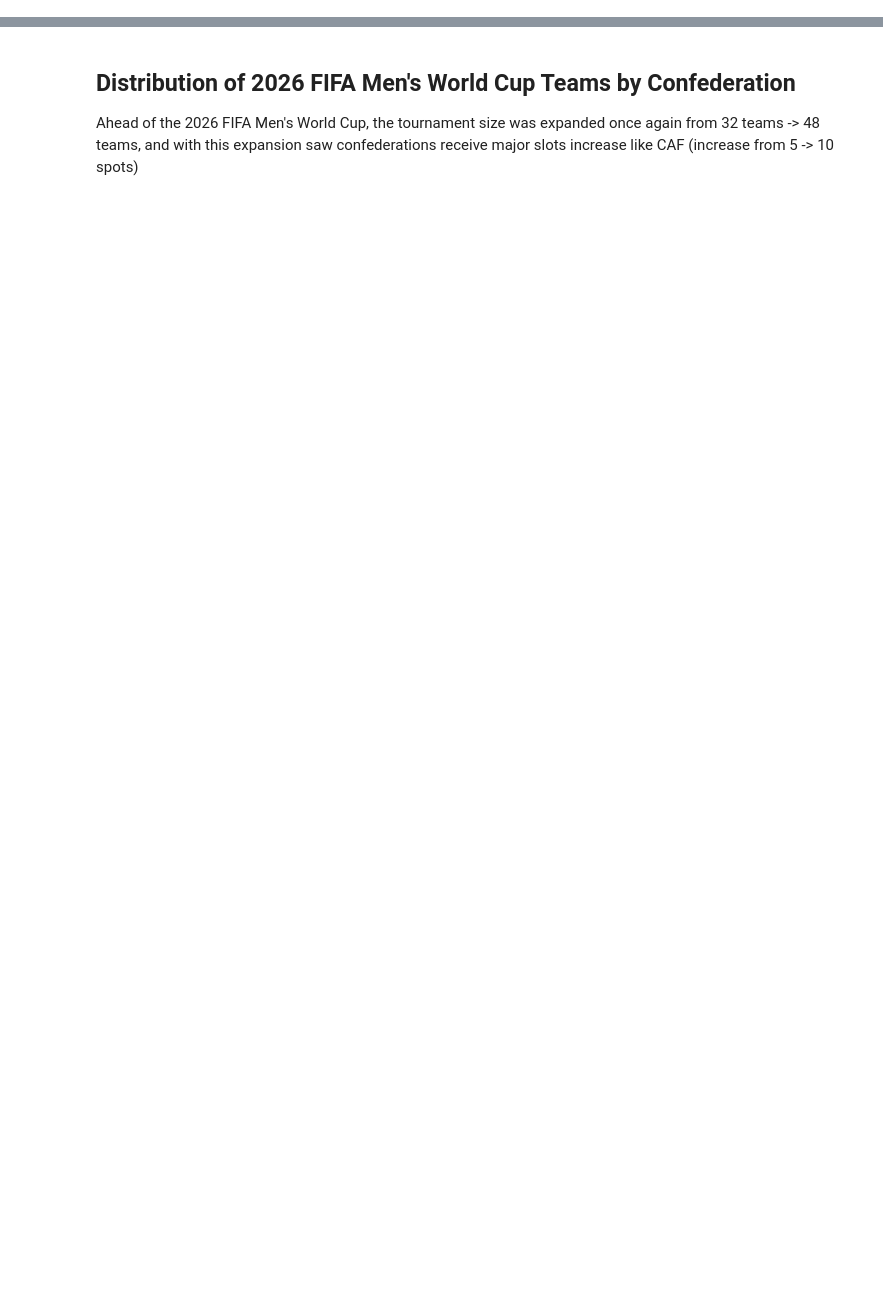
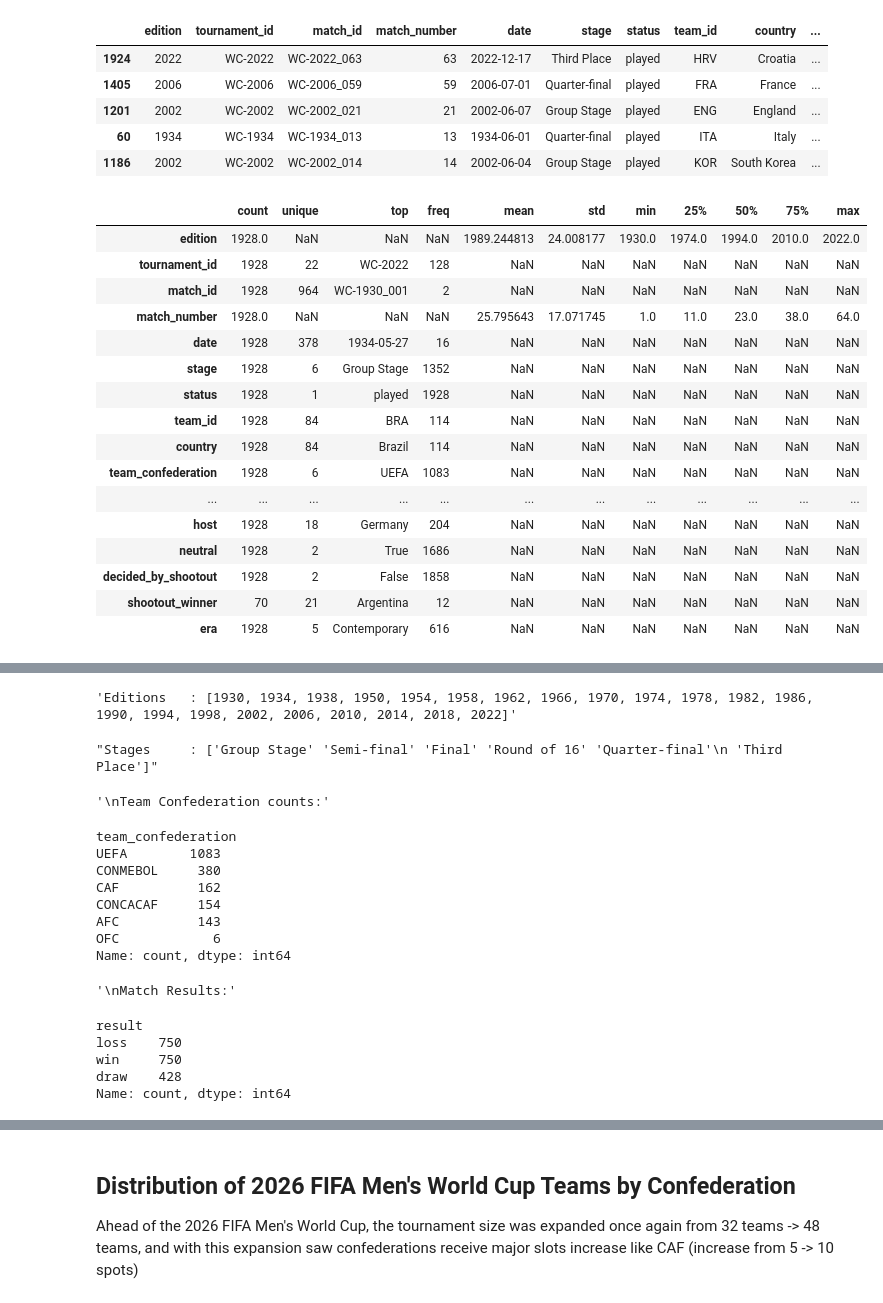
Before and after one commit to Ukandu20/world-cup, a Jupyter notebook: main.ipynb, the cells around one changed output, grey strips where cells are left out. Drawn from its saved outputs; the diff is of its cells as text; code cells hidden in the pictures; blank space fills up the shorter version.

```diff
--- a/main.ipynb
+++ b/main.ipynb
@@ -75,0 +220,63 @@ Index(['tournament_id', 'year', 'team_id', 'team', 'team_code',
+# %%
+# ============================================================
+# 3. RESULTS — Full EDA (Primary Dataset)
+# ============================================================
+
+display(results.sample(5))
+display(results.describe(include='all').T)
+
+# Date parsing
+results['date'] = pd.to_datetime(results['date'])
+display(f"\nDate range: {results['date'].min()} → {results['date'].max()}")
+
+# Editions covered
+display(f"Editions   : {sorted(results['edition'].unique())}")
+display(f"Stages     : {results['stage'].unique()}")
+
+# Confederation distribution
+display("\nTeam Confederation counts:")
+display(results['team_confederation'].value_counts())
+
+# Result distribution (W/L/D)
+display("\nMatch Results:")
+display(results['result'].value_counts())
+
+# Shootout matches
+display(f"\nDecided by shootout: {results['decided_by_shootout'].sum()}")
+
+# Score stats
+display("\nScore descriptive stats:")
+display(results[['team_score', 'opponent_score']].describe())
+
+# ELO stats
+display("\nELO descriptive stats:")
+display(results[['team_elo_start', 'opponent_elo_start',
+               'team_elo_delta']].describe())
+
+# Nulls to watch — shootout_winner will be null for non-shootout games
+display("\nNulls in shootout_winner:", results['shootout_winner'].isnull().sum())
+display("(Expected: all non-shootout matches)")
+# %% [output]
+|  | edition | tournament_id | match_id | match_number | date | stage | status | team_id | country | ... |
+| 1924 | 2022 | WC-2022 | WC-2022_063 | 63 | 2022-12-17 | Third Place | played | HRV | Croatia | ... |
+| 1405 | 2006 | WC-2006 | WC-2006_059 | 59 | 2006-07-01 | Quarter-final | played | FRA | France | ... |
+| 1201 | 2002 | WC-2002 | WC-2002_021 | 21 | 2002-06-07 | Group Stage | played | ENG | England | ... |
+| 60 | 1934 | WC-1934 | WC-1934_013 | 13 | 1934-06-01 | Quarter-final | played | ITA | Italy | ... |
+| 1186 | 2002 | WC-2002 | WC-2002_014 | 14 | 2002-06-04 | Group Stage | played | KOR | South Korea | ... |
+|  | count | unique | top | freq | mean | std | min | 25% | 50% | 75% | max |
+| edition | 1928.0 | NaN | NaN | NaN | 1989.244813 | 24.008177 | 1930.0 | 1974.0 | 1994.0 | 2010.0 | 2022.0 |
+| tournament_id | 1928 | 22 | WC-2022 | 128 | NaN | NaN | NaN | NaN | NaN | NaN | NaN |
+| match_id | 1928 | 964 | WC-1930_001 | 2 | NaN | NaN | NaN | NaN | NaN | NaN | NaN |
+| match_number | 1928.0 | NaN | NaN | NaN | 25.795643 | 17.071745 | 1.0 | 11.0 | 23.0 | 38.0 | 64.0 |
+| date | 1928 | 378 | 1934-05-27 | 16 | NaN | NaN | NaN | NaN | NaN | NaN | NaN |
+| stage | 1928 | 6 | Group Stage | 1352 | NaN | NaN | NaN | NaN | NaN | NaN | NaN |
+| status | 1928 | 1 | played | 1928 | NaN | NaN | NaN | NaN | NaN | NaN | NaN |
+| team_id | 1928 | 84 | BRA | 114 | NaN | NaN | NaN | NaN | NaN | NaN | NaN |
+| country | 1928 | 84 | Brazil | 114 | NaN | NaN | NaN | NaN | NaN | NaN | NaN |
+| team_confederation | 1928 | 6 | UEFA | 1083 | NaN | NaN | NaN | NaN | NaN | NaN | NaN |
+| ... | ... | ... | ... | ... | ... | ... | ... | ... | ... | ... | ... |
+| host | 1928 | 18 | Germany | 204 | NaN | NaN | NaN | NaN | NaN | NaN | NaN |
+| neutral | 1928 | 2 | True | 1686 | NaN | NaN | NaN | NaN | NaN | NaN | NaN |
+| decided_by_shootout | 1928 | 2 | False | 1858 | NaN | NaN | NaN | NaN | NaN | NaN | NaN |
+| shootout_winner | 70 | 21 | Argentina | 12 | NaN | NaN | NaN | NaN | NaN | NaN | NaN |
+| era | 1928 | 5 | Contemporary | 616 | NaN | NaN | NaN | NaN | NaN | NaN | NaN |
@@ -75,0 +284,17 @@ Index(['tournament_id', 'year', 'team_id', 'team', 'team_code',
+'Editions   : [1930, 1934, 1938, 1950, 1954, 1958, 1962, 1966, 1970, 1974, 1978, 1982, 1986, 1990, 1994, 1998, 2002, 2006, 2010, 2014, 2018, 2022]'
+"Stages     : ['Group Stage' 'Semi-final' 'Final' 'Round of 16' 'Quarter-final'\n 'Third Place']"
+'\nTeam Confederation counts:'
+team_confederation
+UEFA        1083
+CONMEBOL     380
+CAF          162
+CONCACAF     154
+AFC          143
+OFC            6
+Name: count, dtype: int64
+'\nMatch Results:'
+result
+loss    750
+win     750
+draw    428
+Name: count, dtype: int64
```
Also changed, not shown: parts of 23 cells of this notebook.
